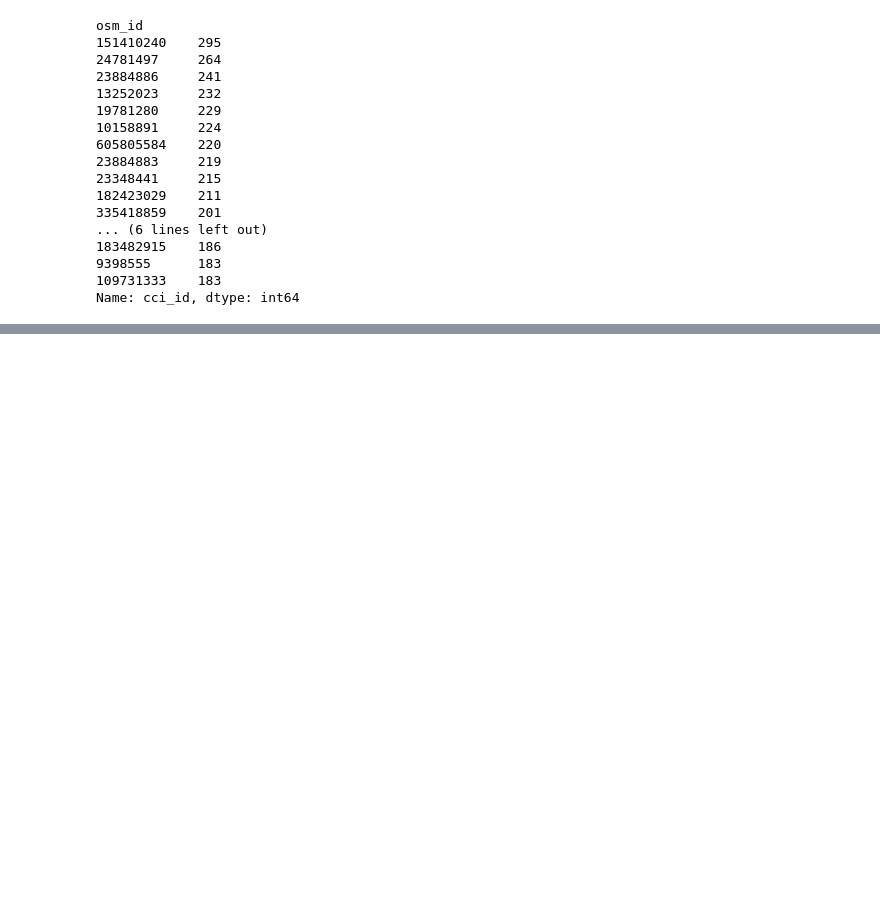
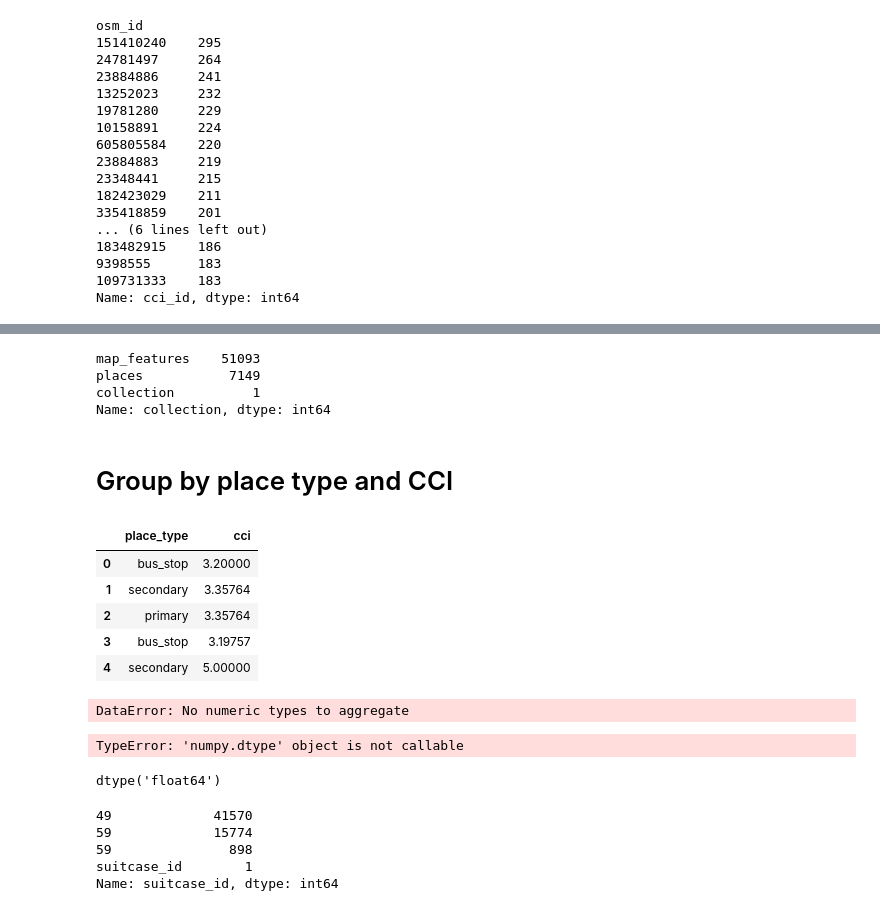
Before and after one commit to jeremiasbaur/SmartCleanCityHackZurich19, a Jupyter notebook: data_exploration_mf.ipynb, the cells around one changed output, grey strips where cells are left out. Drawn from its saved outputs; the diff is of its cells as text; code cells hidden in the pictures; blank space fills up the shorter version.

```diff
--- a/data_exploration_mf.ipynb
+++ b/data_exploration_mf.ipynb
@@ -116,0 +234,27 @@ msr.cci_id.groupby(msr.osm_id).count().sort_values(ascending=False).plot(figsize
+# %%
+msr.collection.value_counts()
+# %% [output]
+map_features    51093
+places           7149
+collection          1
+Name: collection, dtype: int64
+# %% [markdown]
+# Group by place type and CCI
+# %%
+df = msr[["place_type", "cci"]]
+df.head()
+# %% [output]
+|  | place_type | cci |
+| 0 | bus_stop | 3.20000 |
+| 1 | secondary | 3.35764 |
+| 2 | primary | 3.35764 |
+| 3 | bus_stop | 3.19757 |
+| 4 | secondary | 5.00000 |
+# %%
+df.groupby(['place_type).mean()
+# %% [output]
+DataError: No numeric types to aggregate
+# %%
+df.cci.dtype()
+# %% [output]
+TypeError: 'numpy.dtype' object is not callable
@@ -116,0 +263,12 @@ msr.cci_id.groupby(msr.osm_id).count().sort_values(ascending=False).plot(figsize
+# %%
+df.cci.dtype
+# %% [output]
+dtype('float64')
+# %%
+msr.suitcase_id.value_counts()
+# %% [output]
+49             41570
+59             15774
+59               898
+suitcase_id        1
+Name: suitcase_id, dtype: int64
```
Also changed, not shown: parts of 18 cells of this notebook, 1 other file.
